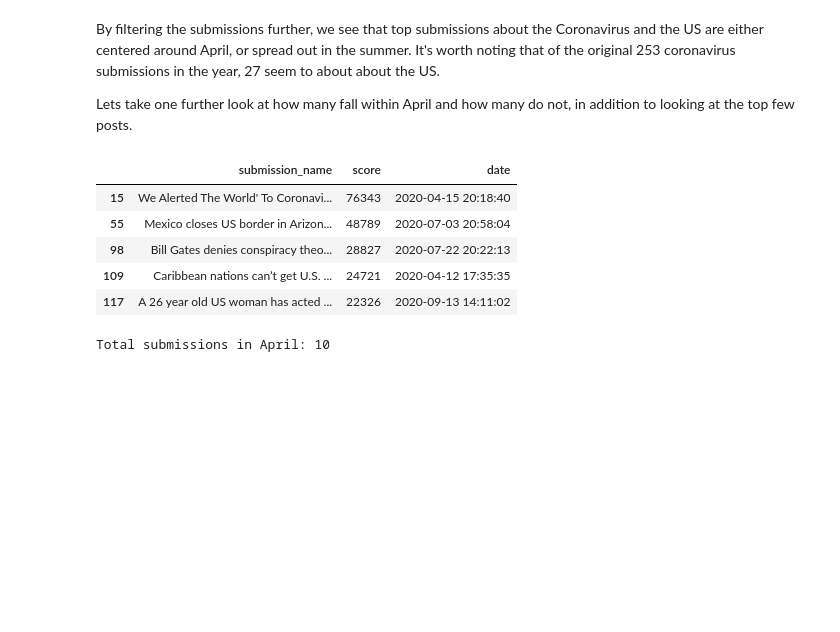
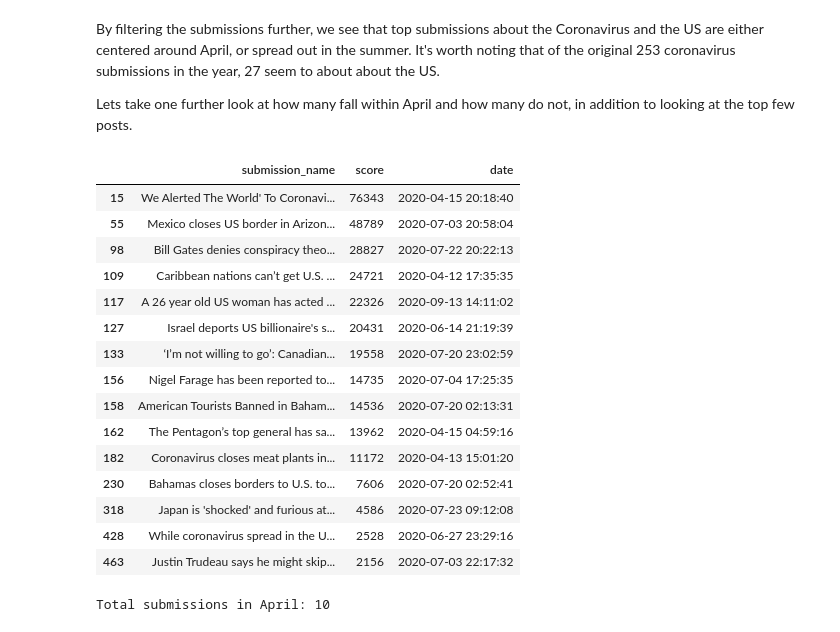
Before and after one commit to Nsakha/nsakha.github.io, a Jupyter notebook: final project.ipynb, the cells around one changed output. Drawn from its saved outputs; the diff is of its cells as text; code cells hidden in the pictures; blank space fills up the shorter version.

```diff
--- a/final project.ipynb
+++ b/final project.ipynb
@@ -398,21 +418,31 @@ Lets take one further look at how many fall within April and how many do not, in
 # %%
 temp = covid_us_df.copy()
 with pd.option_context('display.max_colwidth', None):
-  display(temp.drop(['flair','num_comments','subreddit'], axis=1).head(5))
+  display(temp.drop(['flair','num_comments','subreddit'], axis=1).head(15))
 
 # Now lets see how many of these 27 posts were in April
 count = 0
 may_datetime = datetime.strptime('2020-05-01', '%Y-%m-%d')
 for d in temp['date'].to_list():
     if d < may_datetime:
         count = count + 1
 
 print('Total submissions in April: ' + str(count))
 # %% [output]
 |  | submission_name | score | date |
 | 15 | We Alerted The World' To Coronavi... | 76343 | 2020-04-15 20:18:40 |
 | 55 | Mexico closes US border in Arizon... | 48789 | 2020-07-03 20:58:04 |
 | 98 | Bill Gates denies conspiracy theo... | 28827 | 2020-07-22 20:22:13 |
 | 109 | Caribbean nations can’t get U.S. ... | 24721 | 2020-04-12 17:35:35 |
 | 117 | A 26 year old US woman has acted ... | 22326 | 2020-09-13 14:11:02 |
+| 127 | Israel deports US billionaire's s... | 20431 | 2020-06-14 21:19:39 |
+| 133 | ‘I’m not willing to go’: Canadian... | 19558 | 2020-07-20 23:02:59 |
+| 156 | Nigel Farage has been reported to... | 14735 | 2020-07-04 17:25:35 |
+| 158 | American Tourists Banned in Baham... | 14536 | 2020-07-20 02:13:31 |
+| 162 | The Pentagon’s top general has sa... | 13962 | 2020-04-15 04:59:16 |
+| 182 | Coronavirus closes meat plants in... | 11172 | 2020-04-13 15:01:20 |
+| 230 | Bahamas closes borders to U.S. to... | 7606 | 2020-07-20 02:52:41 |
+| 318 | Japan is 'shocked' and furious at... | 4586 | 2020-07-23 09:12:08 |
+| 428 | While coronavirus spread in the U... | 2528 | 2020-06-27 23:29:16 |
+| 463 | Justin Trudeau says he might skip... | 2156 | 2020-07-03 22:17:32 |
 Total submissions in April: 10
```
Also changed, not shown: parts of 14 cells of this notebook, 2 other files.
